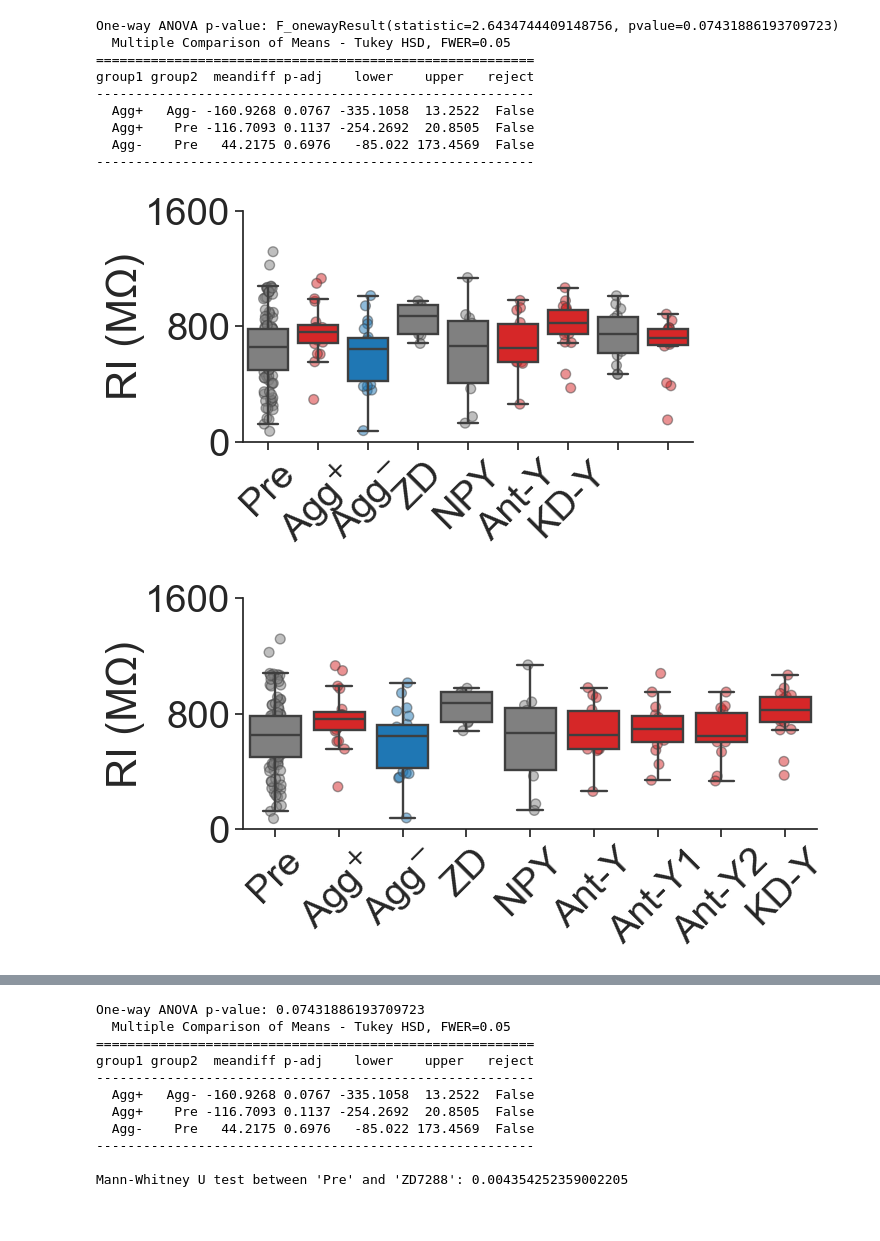
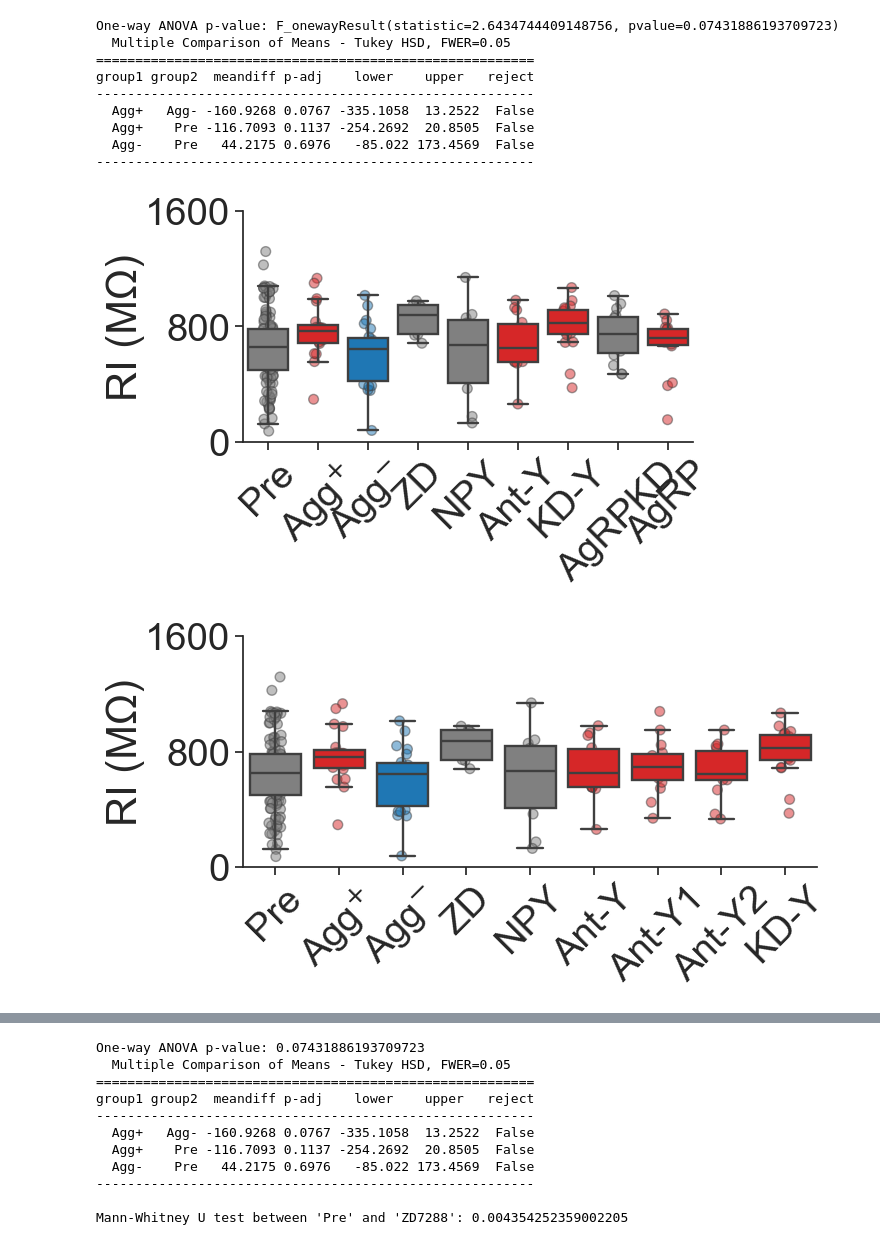
Before and after one commit to FrancisCrickInstitute/negative_parental_switch, a Jupyter notebook: NPW_ephys/ephys_analysis.ipynb, the cells around one changed output, grey strips where cells are left out. Saved outputs shown, nothing was run; the diff lists cells and outputs as text; code cells hidden in the pictures; blank space fills up the shorter version.

Commit message:
add plot updates

```diff
--- a/NPW_ephys/ephys_analysis.ipynb
+++ b/NPW_ephys/ephys_analysis.ipynb
@@ -615,7 +615,7 @@ ax = sns.stripplot(
 ax.set_xlabel("")
 ax.set_ylabel("Vm (mV)", labelpad=5)
 
-ax.set_xticklabels(("Pre", "Agg+", "Agg-", "ZD", "NPY", "Ant-Y", "KD-Y"), rotation=45)
+ax.set_xticklabels(("Pre", "Agg+", "Agg-", "ZD", "NPY", "Ant-Y", "KD-Y", "AgRPKD"), rotation=45)
 ax.yaxis.set_major_locator(plt.MaxNLocator(3))
 plt.ylim(-80, 0)
 sns.despine(bottom=False, trim=False)
@@ -851,35 +852,35 @@ ax = sns.stripplot(
     y="Input_Resistance",
     data=ephys[(ephys.ID_mouse!="JKAJ37.6g")],
     order=["Pre", "Agg+", "Agg-", "ZD7288", "npy_100", "npy_antag", "npykd", 'agrpkd', "agrp_100"],
     jitter=True,
     dodge=False,
     marker="o",
     size=7,
     linewidth=1,
     edgecolor="gray",
     palette=seven,
     alpha=0.5,
     zorder=0,
 )
 ax.set_xlabel("")
 ax.set_ylabel("RI (MΩ)", labelpad=0)
 
 ax.set_xticklabels(
-    ("Pre", r"Agg$^{+}$", r"Agg$^{-}$", "ZD", "NPY", "Ant-Y", "KD-Y"), rotation=45
+    ("Pre", r"Agg$^{+}$", r"Agg$^{-}$", "ZD", "NPY", "Ant-Y", "KD-Y", "AgRPKD", "AgRP"), rotation=45
 )
 
 ax.yaxis.set_major_locator(plt.MaxNLocator(2))
 plt.ylim(0, 1600)
 sns.despine(bottom=False, trim=False)
 
 for patch in ax.artists:
     r, g, b, a = patch.get_facecolor()
     patch.set_facecolor((r, g, b, 0.5))
 
 # plt.savefig('/Volumes/lab-kohlj/home/shared/projects/NegativeParentalSwitch/figures/Figure_3/linked_figure3/Ri_all.pdf',
 #             dpi=300,bbox_inches='tight', transparent=True)
 # %% [output]
-[figure, old version]
+[figure, new version]
 # %%
 # Input resistance - VERSION WITH ALL GROUPS INCL Y1/2
 
@@ -961,7 +962,7 @@ for patch in ax.artists:
 # plt.savefig('/Volumes/lab-kohlj/home/shared/projects/NegativeParentalSwitch/figures/Supp_Fig_8/linked_figure_S8/Ri_all_Y12.pdf',
 #             dpi=300,bbox_inches='tight', transparent=True)
 # %% [output]
-[figure, old version]
+[figure, new version]
 # %%
 # Input resistance - VERSION WITH ALL GROUPS w/o Ant
 
```
Also changed, not shown: parts of 8 cells of this notebook, 27 other files.
